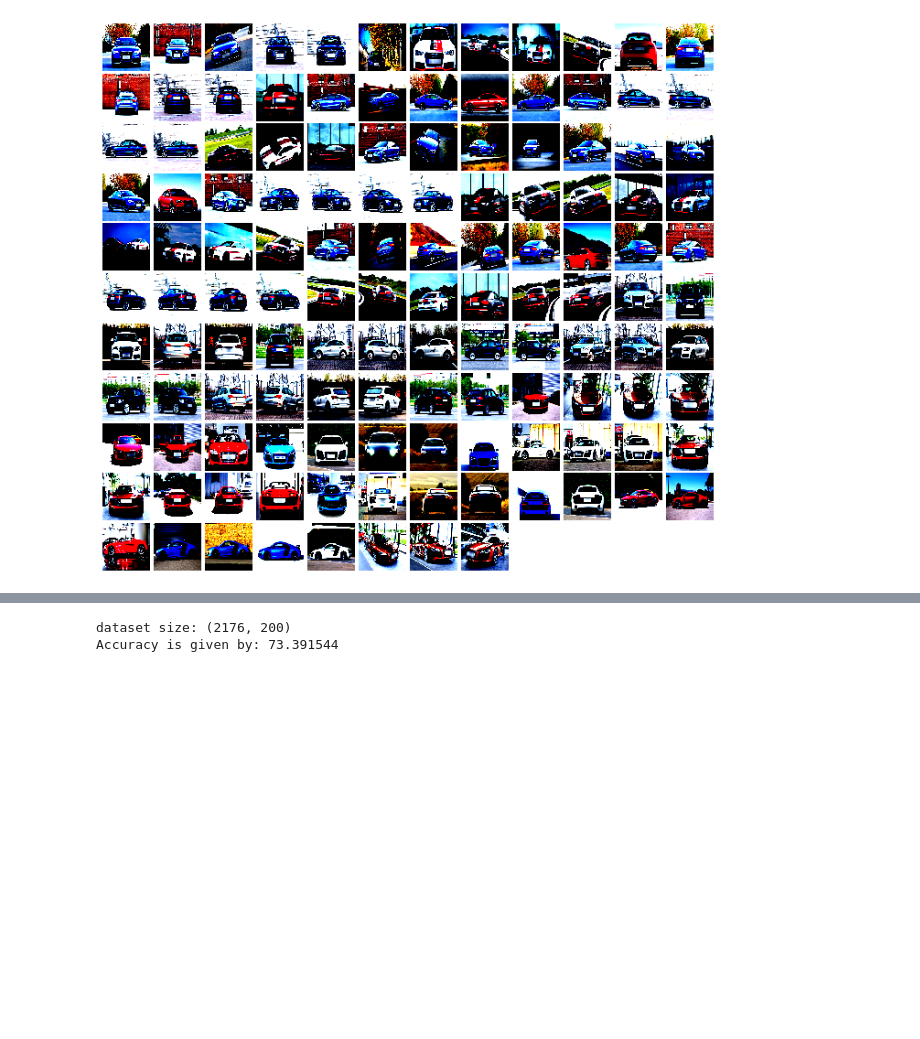
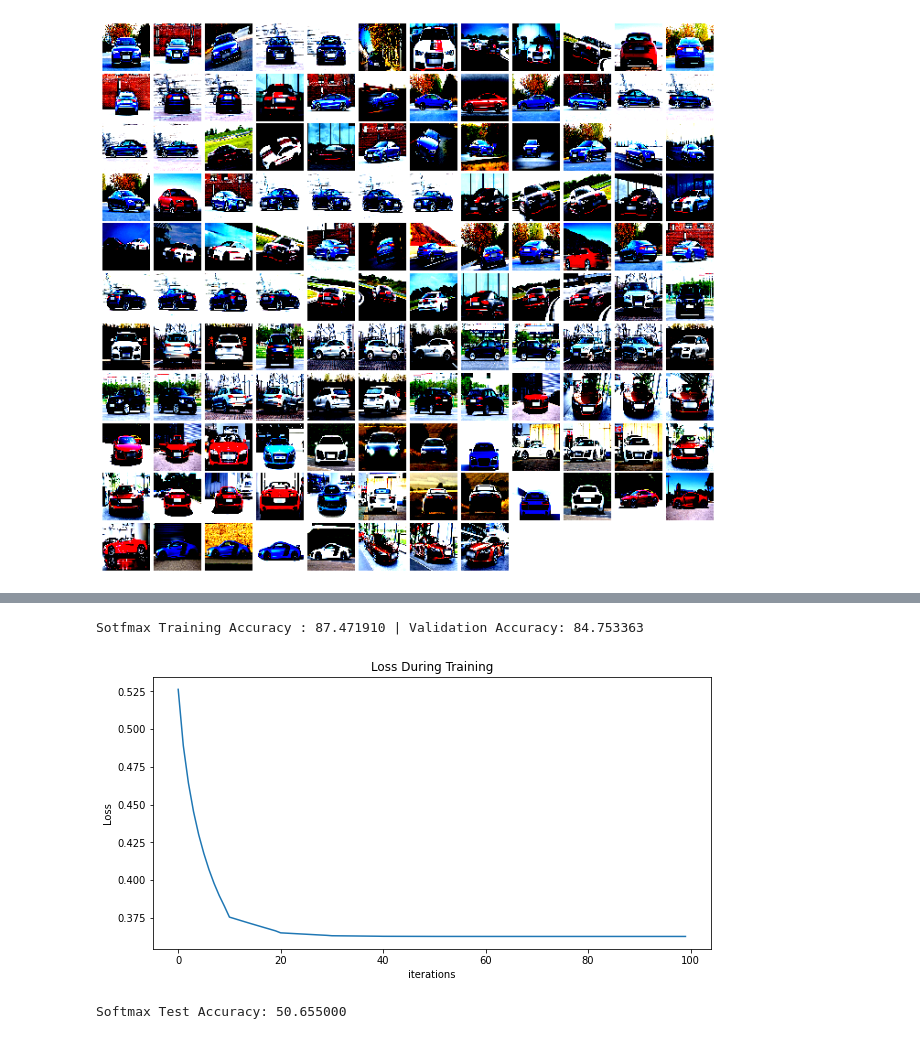
Before and after one commit to Principe92/car_prediction, a Jupyter notebook: project.ipynb, the cells around one changed output, grey strips where cells are left out. Saved outputs shown, nothing was run; the diff lists cells and outputs as text; code cells hidden in the pictures; blank space fills up the shorter version.

```diff
--- a/project.ipynb
+++ b/project.ipynb
@@ -133,24 +184,33 @@ print('SVM Test Accuracy is: %f' % (test_accuracy))
 # %%
 # Softmax
-# %%
-learning_rate = 0.01
-epochs = 100
-n_class = 2
-rc = 0.1
-
-model = Softmax(n_class, learning_rate, epochs, rc).to(device)
-
-# train
-classifier_losses = train(model, device=device, loader=train_loader)
-# %% [output]
-dataset size: (2176, 200)
-Accuracy is given by: 73.391544
+# %%
+learning_rate = 0.1
+epochs = 100
+n_class = 2
+rc = 0.01
+
+sx_model = Softmax(n_class, learning_rate, epochs, rc).to(device)
+
+# train
+sx_losses = sx_model(xTrain, yTrain)
+
+predTrain_sx = sx_model.predict(xTrain)
+accTrain_sx = get_acc(predTrain_sx, yTrain)
+
+# validate
+predValidation_sx = sx_model.predict(xVal)
+accValidation_sx = get_acc(predValidation_sx, yVal)
+
+print('Sotfmax Training Accuracy : %f | Validation Accuracy: %f' % (accTrain_sx, accValidation_sx))
+# %% [output]
+Sotfmax Training Accuracy : 87.471910 | Validation Accuracy: 84.753363
 # %%
 # plot error
-
 plt.figure(figsize=(10,5))
 plt.title("Loss During Training")
-plt.plot(classifier_losses)
+plt.plot(sx_losses)
 plt.xlabel("iterations")
 plt.ylabel("Loss")
 plt.show()
+# %% [output]
+[figure, added]
@@ -159,0 +217,9 @@ print(f'Classifier test accuracy is: {acc}')
+# %%
+predTest_sx = sx_model.predict(x_test)
+accTest_sx = get_acc(predTest_sx, y_test)
+
+print('Softmax Test Accuracy: %f' % (accTest_sx))
+
+# for i in range(batch_size):
+# %% [output]
+Softmax Test Accuracy: 50.655000
```
Also changed, not shown: parts of 11 cells of this notebook, 4 other files.
